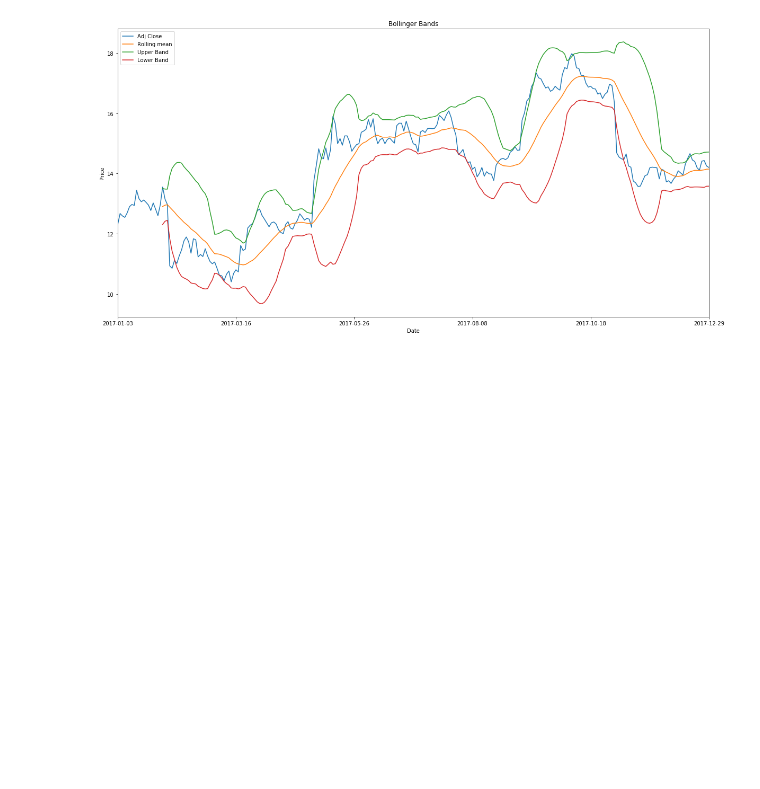
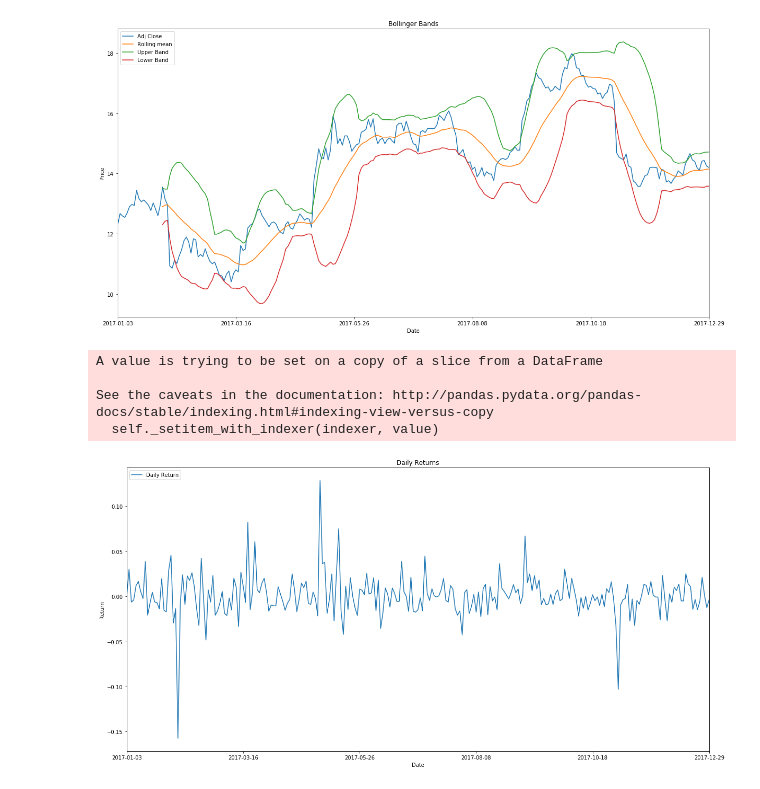
Before and after one commit to amedeiros/ml, a Jupyter notebook: stocks/FireEye.ipynb, the cells around one changed output. Cells and saved outputs as stored; diff of their text form; code cells hidden in the pictures; blank space fills up the shorter version.

Commit message:
stocks

```diff
--- a/stocks/FireEye.ipynb
+++ b/stocks/FireEye.ipynb
@@ -86,3 +86,28 @@ plt.show()
 # plt.savefig('bolinger.png')
 # %% [output]
 [figure]
+# %%
+# Calculating daily returns of 2017
+
+daily_returns = stock[(stock.Date >= '2017-01-01') & (stock.Date <= '2017-12-31')].copy()
+daily_returns['DailyReturns'] = (stock['Adj Close'] / stock['Adj Close'].shift(1)) - 1 # Pandas
+daily_returns.reindex()
+
+daily_returns.DailyReturns.iloc[0] = 0
+daily_returns.head()
+
+# ploting the daily returns
+returns = daily_returns[['Date', 'DailyReturns']]
+returns.set_index('Date', inplace=True)
+
+ax = returns.DailyReturns.plot(figsize=(20, 10), label='Daily Return', title='Daily Returns')
+ax.set_xlabel("Date")
+ax.set_ylabel("Return")
+ax.legend(loc='upper left')
+plt.show()
+# %% [output]
+A value is trying to be set on a copy of a slice from a DataFrame
+
+See the caveats in the documentation: http://pandas.pydata.org/pandas-docs/stable/indexing.html#indexing-view-versus-copy
+  self._setitem_with_indexer(indexer, value)
+[figure, added]
```
